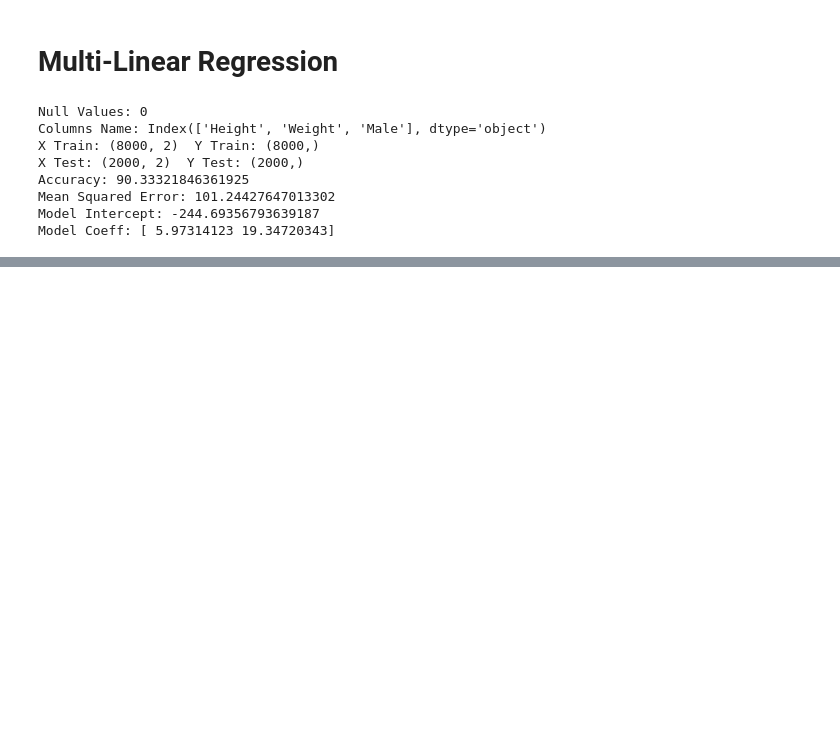
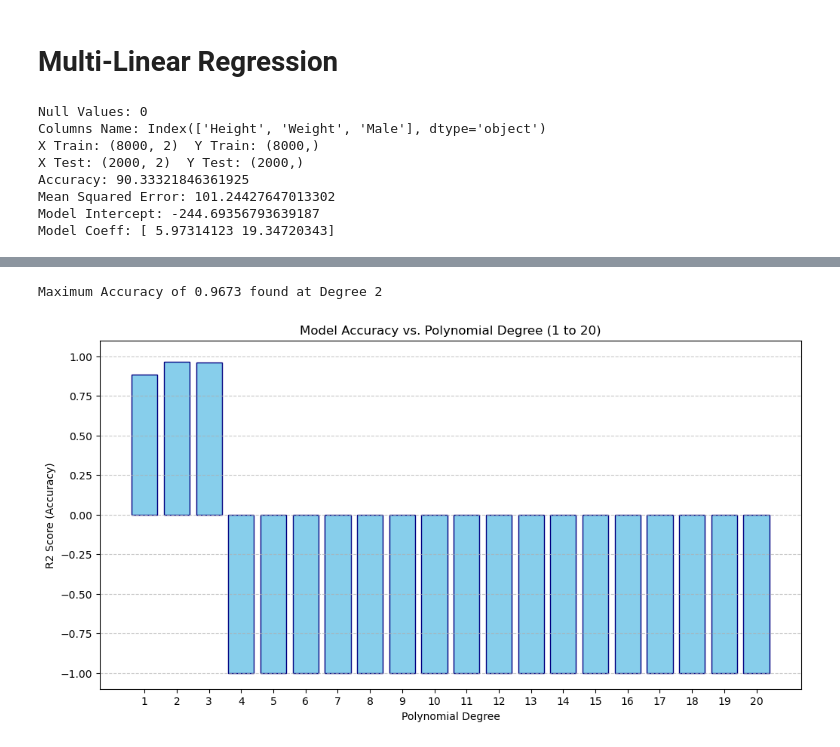
Before and after one commit to Shlok081205/python-ml-journey, a Jupyter notebook: 03-machine-learning/t2_01.ipynb, the cells around one changed output, grey strips where cells are left out. Cells and saved outputs as stored; diff of their text form; code cells hidden in the pictures; blank space fills up the shorter version.

```diff
--- a/03-machine-learning/t2_01.ipynb
+++ b/03-machine-learning/t2_01.ipynb
@@ -89,0 +265,48 @@ Model Coeff: [ 5.97314123 19.34720343]
+# %%
+df = pd.read_csv("/home/shlok/College/SemIV/FCSP2/03-machine-learning/DATA/DATASET/Datasets/Fish.csv")
+
+
+features = ['Length1', 'Length2', 'Length3', 'Height', 'Width']
+x = df[features]
+y = df['Weight']
+
+x_train, x_test, y_train, y_test = train_test_split(x, y, test_size=0.2, random_state=42)
+
+degrees = list(range(1, 21))
+accuracies = []
+results = []
+
+for d in degrees:
+    poly = PolynomialFeatures(degree=d, include_bias=False)
+    x_train_poly = poly.fit_transform(x_train)
+    x_test_poly = poly.transform(x_test)
+
+    model = LinearRegression()
+    model.fit(x_train_poly, y_train)
+
+    pre = model.predict(x_test_poly)
+    acc = r2_score(y_test, pre)
+    mse = mean_squared_error(y_test, pre)
+
+    # Store for printing/plotting
+    # We clip accuracy at -1 for the graph to prevent extreme outliers from ruining the scale
+    accuracies.append(max(acc, -1))
+    results.append({'degree': d, 'acc': acc, 'mse': mse})
+
+# Find the best degree
+best_result = max(results, key=lambda x: x['acc'])
+print(f"Maximum Accuracy of {best_result['acc']:.4f} found at Degree {best_result['degree']}")
+
+# Plotting the Bar Graph
+plt.figure(figsize=(12, 6))
+plt.bar(degrees, accuracies, color='skyblue', edgecolor='navy')
+plt.xlabel('Polynomial Degree')
+plt.ylabel('R2 Score (Accuracy)')
+plt.title('Model Accuracy vs. Polynomial Degree (1 to 20)')
+plt.xticks(degrees)
+plt.ylim(-1.1, 1.1)  # Keeps the focus on the positive accuracy range
+plt.grid(axis='y', linestyle='--', alpha=0.7)
+plt.show()
+# %% [output]
+Maximum Accuracy of 0.9673 found at Degree 2
+[figure, added]
```
Also changed, not shown: parts of 6 cells of this notebook, 1 other file.
